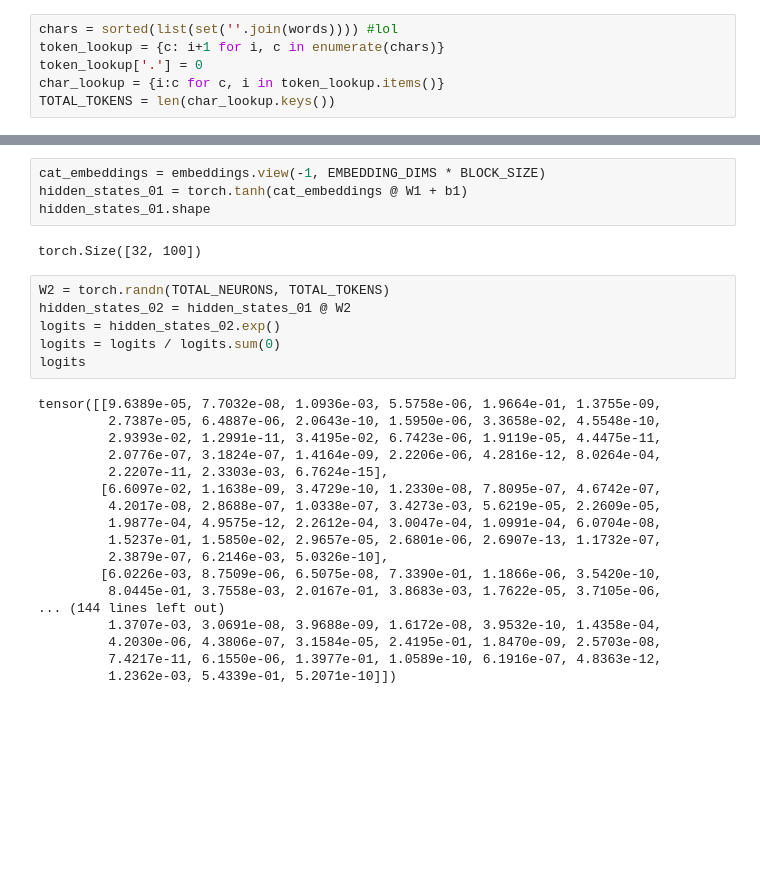
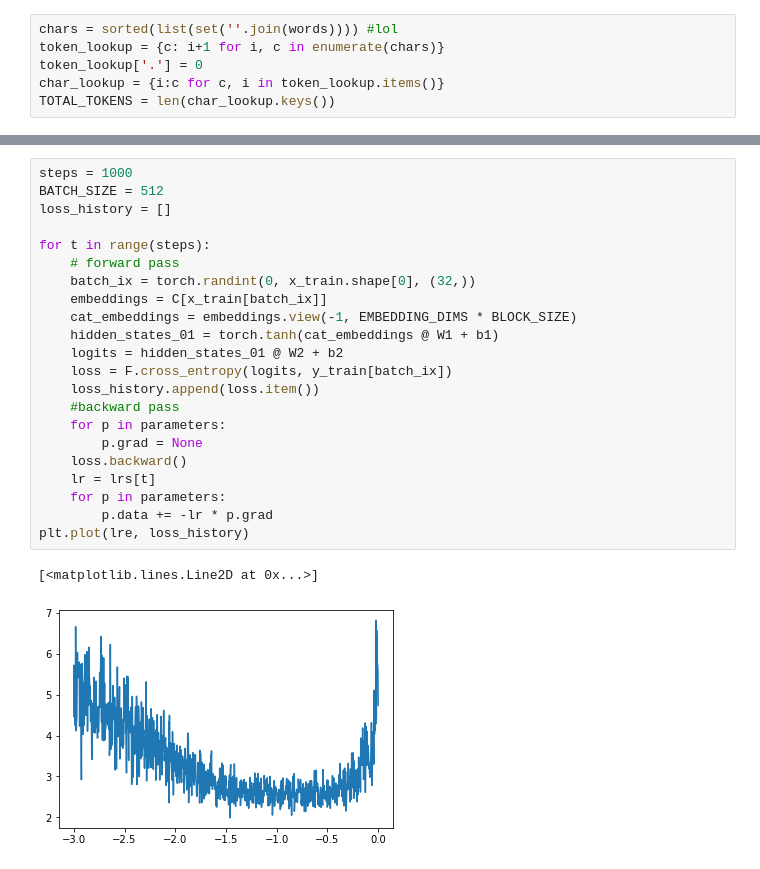
Before and after one commit to pvwoods/dl-experiments, a Jupyter notebook: karpathy/bag_of_words.ipynb, the cells around one changed output, grey strips where cells are left out. Saved outputs shown, nothing was run; the diff lists cells and outputs as text; blank space fills up the shorter version.

```diff
--- a/karpathy/bag_of_words.ipynb
+++ b/karpathy/bag_of_words.ipynb
@@ -68,30 +66,25 @@ W1.shape, b1.shape
 # %%
-cat_embeddings = embeddings.view(-1, EMBEDDING_DIMS * BLOCK_SIZE)
-hidden_states_01 = torch.tanh(cat_embeddings @ W1 + b1)
-hidden_states_01.shape
+steps = 1000
+BATCH_SIZE = 512
+loss_history = []
+
+for t in range(steps):
+    # forward pass
+    batch_ix = torch.randint(0, x_train.shape[0], (32,))
+    embeddings = C[x_train[batch_ix]]
+    cat_embeddings = embeddings.view(-1, EMBEDDING_DIMS * BLOCK_SIZE)
+    hidden_states_01 = torch.tanh(cat_embeddings @ W1 + b1)
+    logits = hidden_states_01 @ W2 + b2
+    loss = F.cross_entropy(logits, y_train[batch_ix])
+    loss_history.append(loss.item())
+    #backward pass
+    for p in parameters:
+        p.grad = None
+    loss.backward()
+    lr = lrs[t]
+    for p in parameters:
+        p.data += -lr * p.grad
+plt.plot(lre, loss_history)
 # %% [output]
-torch.Size([32, 100])
+[<matplotlib.lines.Line2D at 0x...>]
+[figure, added]
-# %%
-W2 = torch.randn(TOTAL_NEURONS, TOTAL_TOKENS)
-hidden_states_02 = hidden_states_01 @ W2
-logits = hidden_states_02.exp()
-logits = logits / logits.sum(0)
-logits
-# %% [output]
-tensor([[9.6389e-05, 7.7032e-08, 1.0936e-03, 5.5758e-06, 1.9664e-01, 1.3755e-09,
-         2.7387e-05, 6.4887e-06, 2.0643e-10, 1.5950e-06, 3.3658e-02, 4.5548e-10,
-         2.9393e-02, 1.2991e-11, 3.4195e-02, 6.7423e-06, 1.9119e-05, 4.4475e-11,
-         2.0776e-07, 3.1824e-07, 1.4164e-09, 2.2206e-06, 4.2816e-12, 8.0264e-04,
-         2.2207e-11, 2.3303e-03, 6.7624e-15],
-        [6.6097e-02, 1.1638e-09, 3.4729e-10, 1.2330e-08, 7.8095e-07, 4.6742e-07,
-         4.2017e-08, 2.8688e-07, 1.0338e-07, 3.4273e-03, 5.6219e-05, 2.2609e-05,
-         1.9877e-04, 4.9575e-12, 2.2612e-04, 3.0047e-04, 1.0991e-04, 6.0704e-08,
-         1.5237e-01, 1.5850e-02, 2.9657e-05, 2.6801e-06, 2.6907e-13, 1.1732e-07,
-         2.3879e-07, 6.2146e-03, 5.0326e-10],
-        [6.0226e-03, 8.7509e-06, 6.5075e-08, 7.3390e-01, 1.1866e-06, 3.5420e-10,
-         8.0445e-01, 3.7558e-03, 2.0167e-01, 3.8683e-03, 1.7622e-05, 3.7105e-06,
-... (144 lines left out)
-         1.3707e-03, 3.0691e-08, 3.9688e-09, 1.6172e-08, 3.9532e-10, 1.4358e-04,
-         4.2030e-06, 4.3806e-07, 3.1584e-05, 2.4195e-01, 1.8470e-09, 2.5703e-08,
-         7.4217e-11, 6.1550e-06, 1.3977e-01, 1.0589e-10, 6.1916e-07, 4.8363e-12,
-         1.2362e-03, 5.4339e-01, 5.2071e-10]])
```
Also changed, not shown: parts of 8 cells of this notebook.
